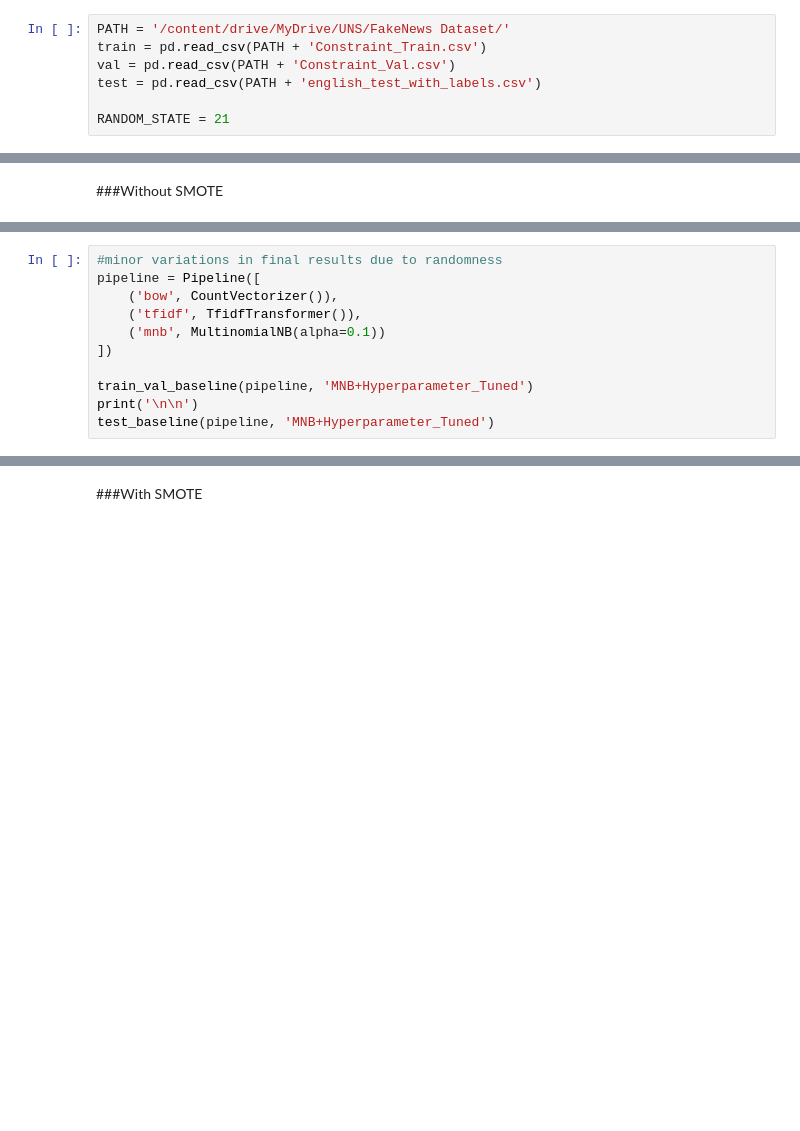
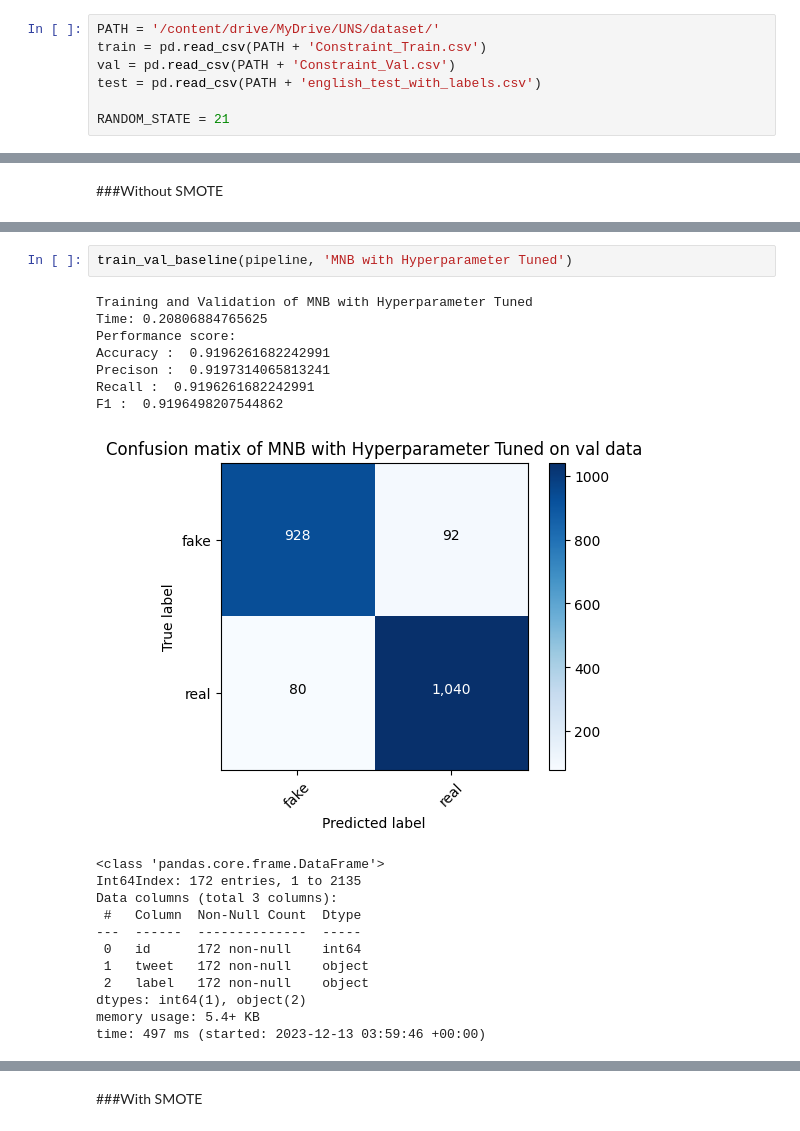
Before and after one commit to hasandwicahyono/covid19_fake_news, a Jupyter notebook: Cov19_Fake_News.ipynb, the cells around one changed output, grey strips where cells are left out. Cells and saved outputs as stored; diff of their text form; blank space fills up the shorter version.

Commit message:
Upload new modifications
Finalized the latest modifications

```diff
--- a/Cov19_Fake_News.ipynb
+++ b/Cov19_Fake_News.ipynb
@@ -185,7 +207,7 @@ time: 2.3 ms (started: 2023-12-07 06:52:57 +00:00)
 # %% [markdown]
 # Import Dataset and Define the Random State
 # %%
-PATH = '/content/drive/MyDrive/UNS/FakeNews Dataset/'
+PATH = '/content/drive/MyDrive/UNS/dataset/'
 train = pd.read_csv(PATH + 'Constraint_Train.csv')
 val = pd.read_csv(PATH + 'Constraint_Val.csv')
 test = pd.read_csv(PATH + 'english_test_with_labels.csv')
@@ -786,11 +1057,0 @@ time: 20.9 s (started: 2023-12-07 00:03:08 +00:00)
-# %%
-#minor variations in final results due to randomness
-pipeline = Pipeline([
-    ('bow', CountVectorizer()),
-    ('tfidf', TfidfTransformer()),
-    ('mnb', MultinomialNB(alpha=0.1))
-])
-
-train_val_baseline(pipeline, 'MNB+Hyperparameter_Tuned')
-print('\n\n')
-test_baseline(pipeline, 'MNB+Hyperparameter_Tuned')
@@ -836,0 +1058,22 @@ time: 914 ms (started: 2023-12-07 06:57:43 +00:00)
+# %%
+train_val_baseline(pipeline, 'MNB with Hyperparameter Tuned')
+# %% [output]
+Training and Validation of MNB with Hyperparameter Tuned
+Time: 0.20806884765625
+Performance score:
+Accuracy :  0.9196261682242991
+Precison :  0.9197314065813241
+Recall :  0.9196261682242991
+F1 :  0.9196498207544862
+[figure, added]
+<class 'pandas.core.frame.DataFrame'>
+Int64Index: 172 entries, 1 to 2135
+Data columns (total 3 columns):
+ #   Column  Non-Null Count  Dtype
+---  ------  --------------  -----
+ 0   id      172 non-null    int64
+ 1   tweet   172 non-null    object
+ 2   label   172 non-null    object
+dtypes: int64(1), object(2)
+memory usage: 5.4+ KB
+time: 497 ms (started: 2023-12-13 03:59:46 +00:00)
```
Also changed, not shown: parts of 171 cells of this notebook, 1 other file.
